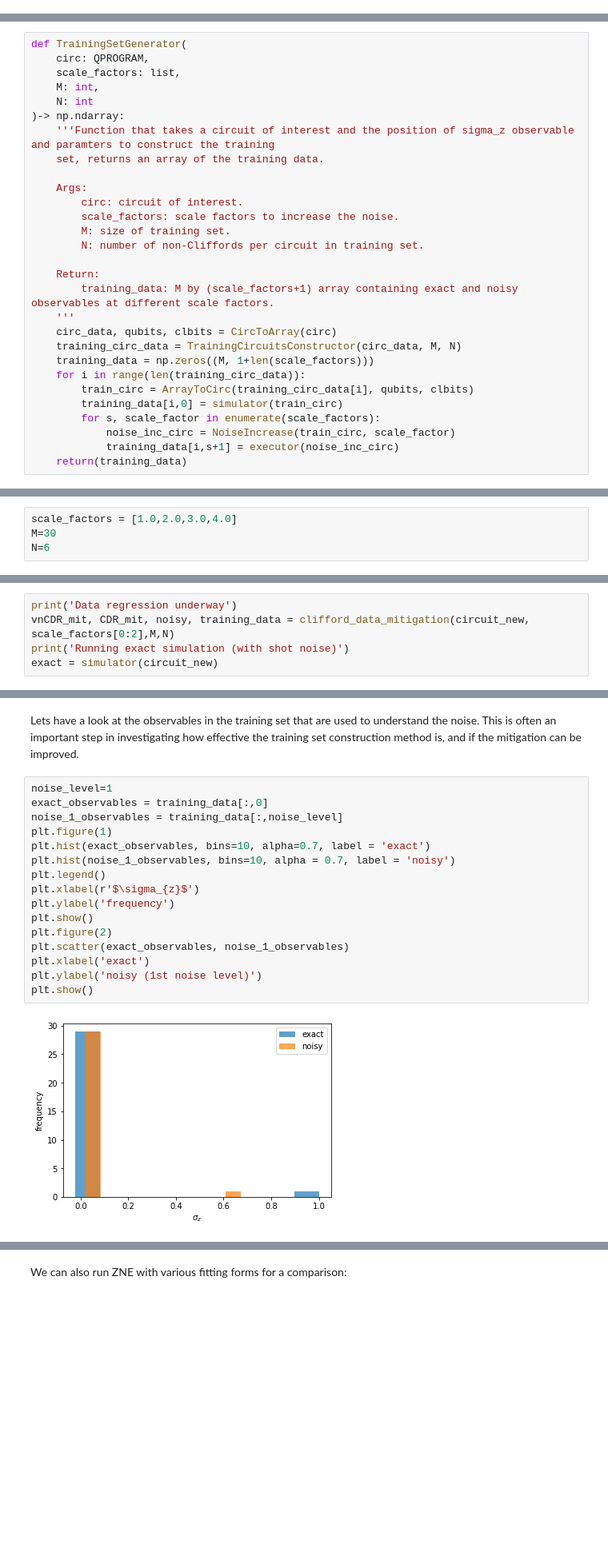
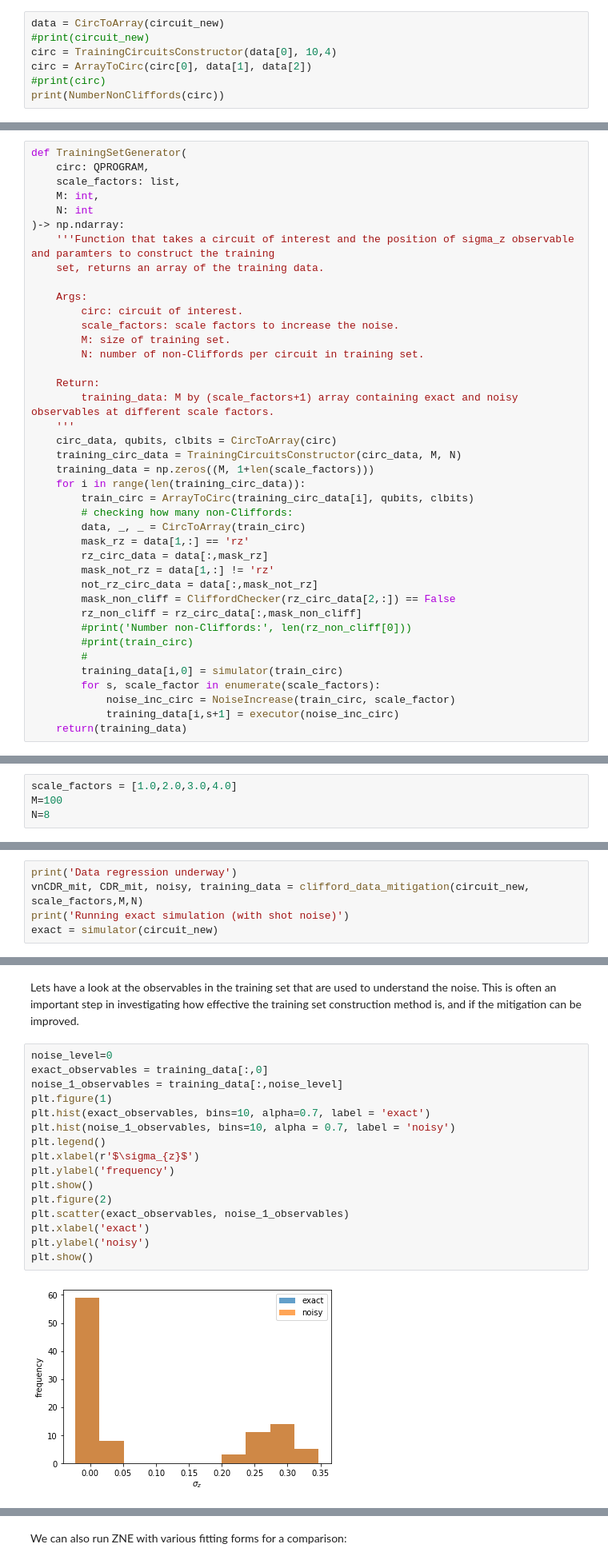
Before and after one commit to unitaryfund/mitiq, a Jupyter notebook: mitiq/vnCDR/vnCDR_sketch.ipynb, the cells around one changed output, grey strips where cells are left out. Shown at 80% size. Saved outputs shown, nothing was run; the diff lists cells and outputs as text; blank space fills up the shorter version.

Commit message:
fixed bug in training set constuction and closest clifford identification

```diff
--- a/mitiq/vnCDR/vnCDR_sketch.ipynb
+++ b/mitiq/vnCDR/vnCDR_sketch.ipynb
@@ -485,3 +503,10 @@ def TrainingCircuitsConstructor(
         final = new_circ[:,i]
         circ_data.append(final)
     return(circ_data)
+# %%
+data = CircToArray(circuit_new)
+#print(circuit_new)
+circ = TrainingCircuitsConstructor(data[0], 10,4)
+circ = ArrayToCirc(circ[0], data[1], data[2])
+#print(circ)
+print(NumberNonCliffords(circ))
@@ -697,6 +740,17 @@ def TrainingSetGenerator(
     training_data = np.zeros((M, 1+len(scale_factors)))
     for i in range(len(training_circ_data)):
         train_circ = ArrayToCirc(training_circ_data[i], qubits, clbits)
+        # checking how many non-Cliffords:
+        data, _, _ = CircToArray(train_circ)
+        mask_rz = data[1,:] == 'rz'
+        rz_circ_data = data[:,mask_rz]
+        mask_not_rz = data[1,:] != 'rz'
+        not_rz_circ_data = data[:,mask_not_rz]
+        mask_non_cliff = CliffordChecker(rz_circ_data[2,:]) == False
+        rz_non_cliff = rz_circ_data[:,mask_non_cliff]
+        #print('Number non-Cliffords:', len(rz_non_cliff[0]))
+        #print(train_circ)
+        #
         training_data[i,0] = simulator(train_circ)
         for s, scale_factor in enumerate(scale_factors):
             noise_inc_circ = NoiseIncrease(train_circ, scale_factor)
@@ -833,13 +896,13 @@ Number non-Cliffords: 12
 We need to use a smaller number than the above result and lets just assume we are only interested in the $\sigma_{z}$ of the 1st qubit, so lets take the following:
 # %%
 scale_factors = [1.0,2.0,3.0,4.0]
-M=30
-N=6
+M=100
+N=8
 # %% [markdown]
 Now lets execute the vnCDR and CDR mitigation methods. Note this may take some time due to the construction of the training set.
 # %%
 print('Data regression underway')
-vnCDR_mit, CDR_mit, noisy, training_data = clifford_data_mitigation(circuit_new, scale_factors[0:2],M,N)
+vnCDR_mit, CDR_mit, noisy, training_data = clifford_data_mitigation(circuit_new, scale_factors,M,N)
 print('Running exact simulation (with shot noise)')
 exact = simulator(circuit_new)
 # %% [output]
@@ -858,20 +921,20 @@ CDR mitigated 0.20429824141288067
 # %% [markdown]
 Lets have a look at the observables in the training set that are used to understand the noise. This is often an important step in investigating how effective the training set construction method is, and if the mitigation can be improved.
 # %%
-noise_level=1
+noise_level=0
 exact_observables = training_data[:,0]
 noise_1_observables = training_data[:,noise_level]
 plt.figure(1)
 plt.hist(exact_observables, bins=10, alpha=0.7, label = 'exact')
 plt.hist(noise_1_observables, bins=10, alpha = 0.7, label = 'noisy')
 plt.legend()
 plt.xlabel(r'$\sigma_{z}$')
 plt.ylabel('frequency')
 plt.show()
 plt.figure(2)
 plt.scatter(exact_observables, noise_1_observables)
 plt.xlabel('exact')
-plt.ylabel('noisy (1st noise level)')
+plt.ylabel('noisy')
 plt.show()
 # %% [output]
-[figure, old version]
+[figure, new version]
```
Also changed, not shown: parts of 12 cells of this notebook.
